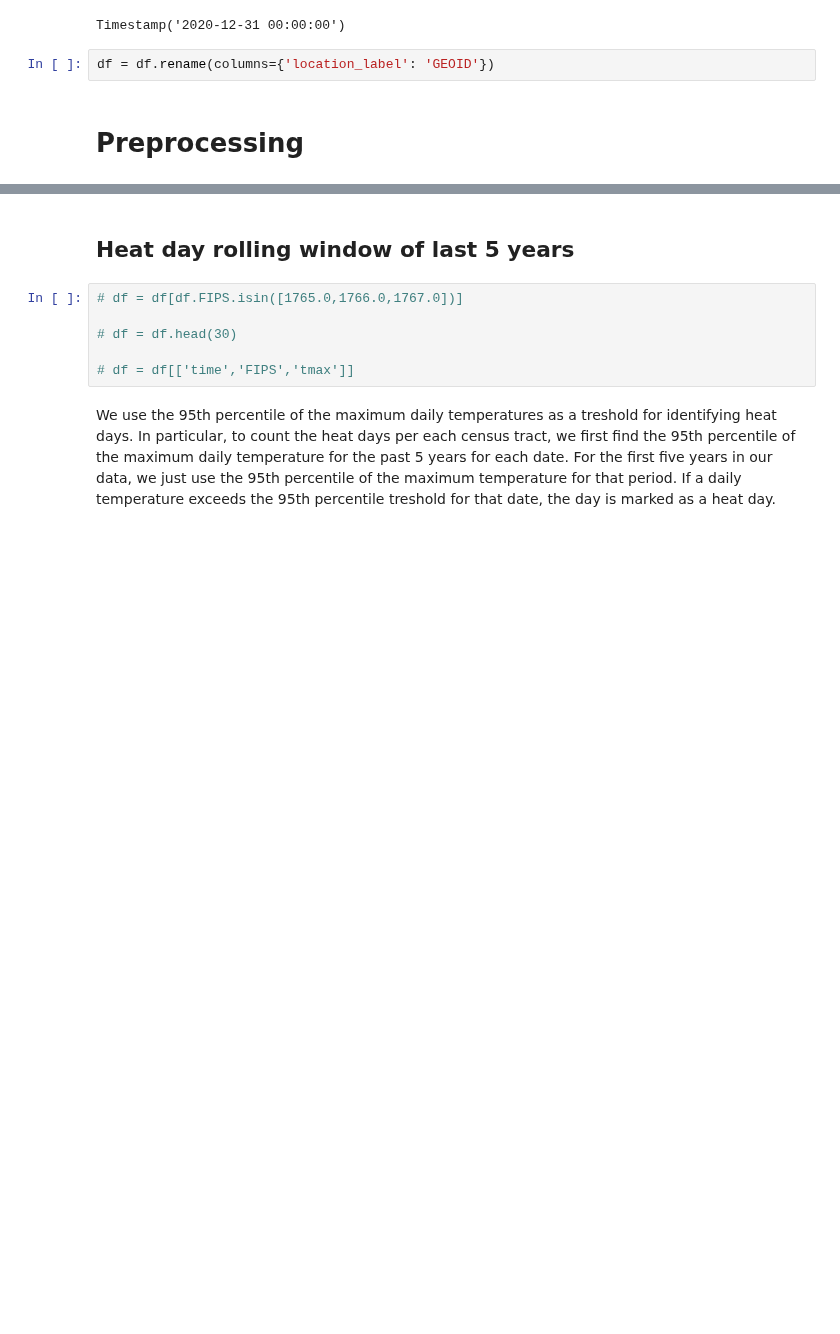
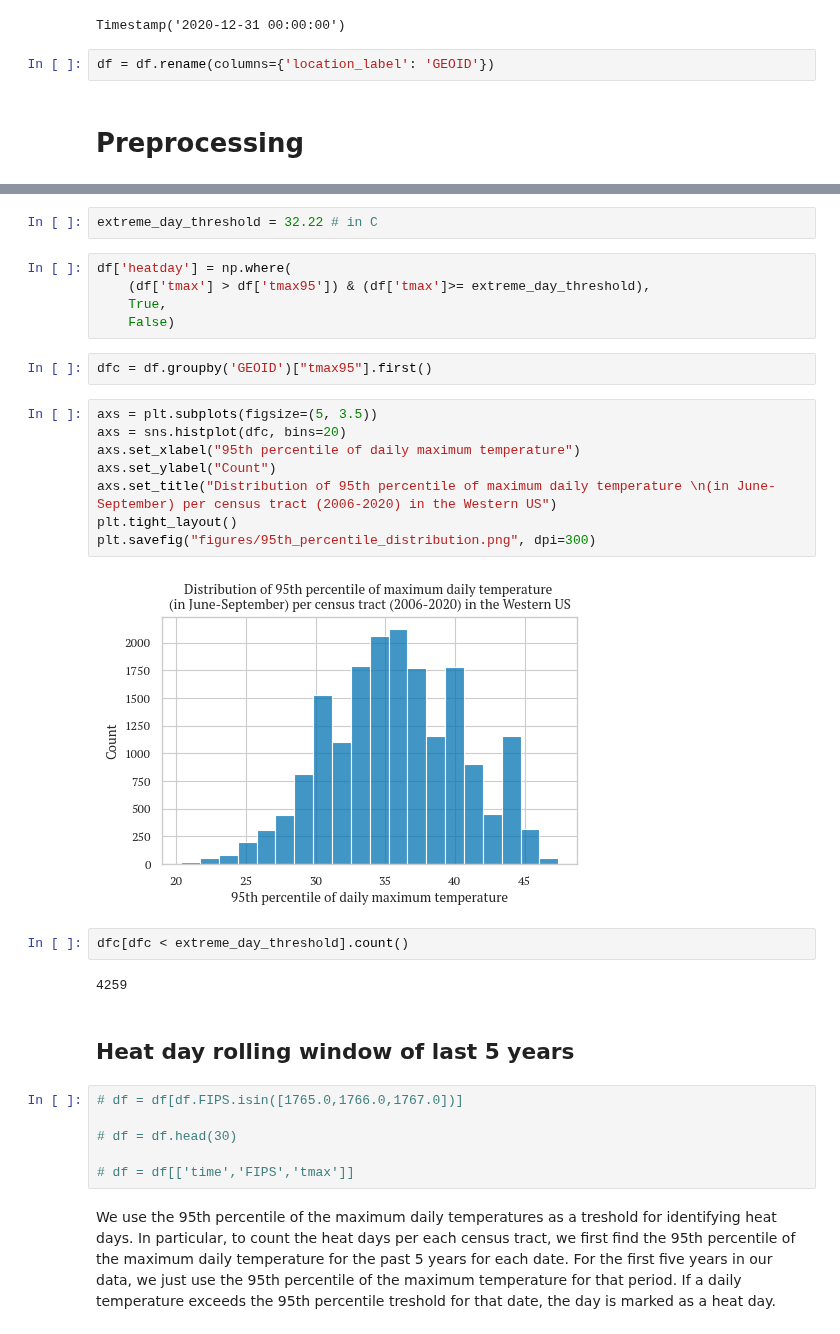
Before and after one commit to NSAPH-Projects/concurrence-climate-hazards, a Jupyter notebook: 250_get_metrics.ipynb, the cells around one changed output, grey strips where cells are left out. Saved outputs shown, nothing was run; the diff lists cells and outputs as text; blank space fills up the shorter version.

```diff
--- a/250_get_metrics.ipynb
+++ b/250_get_metrics.ipynb
@@ -31,3 +44,26 @@ df = df.rename(columns={'location_label': 'GEOID'})
+# %%
+extreme_day_threshold = 32.22 # in C
+# %%
+df['heatday'] = np.where(
+    (df['tmax'] > df['tmax95']) & (df['tmax']>= extreme_day_threshold),
+    True,
+    False)
+# %%
+dfc = df.groupby('GEOID')["tmax95"].first()
+# %%
+axs = plt.subplots(figsize=(5, 3.5))
+axs = sns.histplot(dfc, bins=20)
+axs.set_xlabel("95th percentile of daily maximum temperature")
+axs.set_ylabel("Count")
+axs.set_title("Distribution of 95th percentile of maximum daily temperature \n(in June-September) per census tract (2006-2020) in the Western US")
+plt.tight_layout()
+plt.savefig("figures/95th_percentile_distribution.png", dpi=300)
+# %% [output]
+[figure, added]
+# %%
+dfc[dfc < extreme_day_threshold].count()
+# %% [output]
+4259
 # %% [markdown]
 ## Heat day rolling window of last 5 years
 # %%
```
Also changed, not shown: parts of 8 cells of this notebook.
